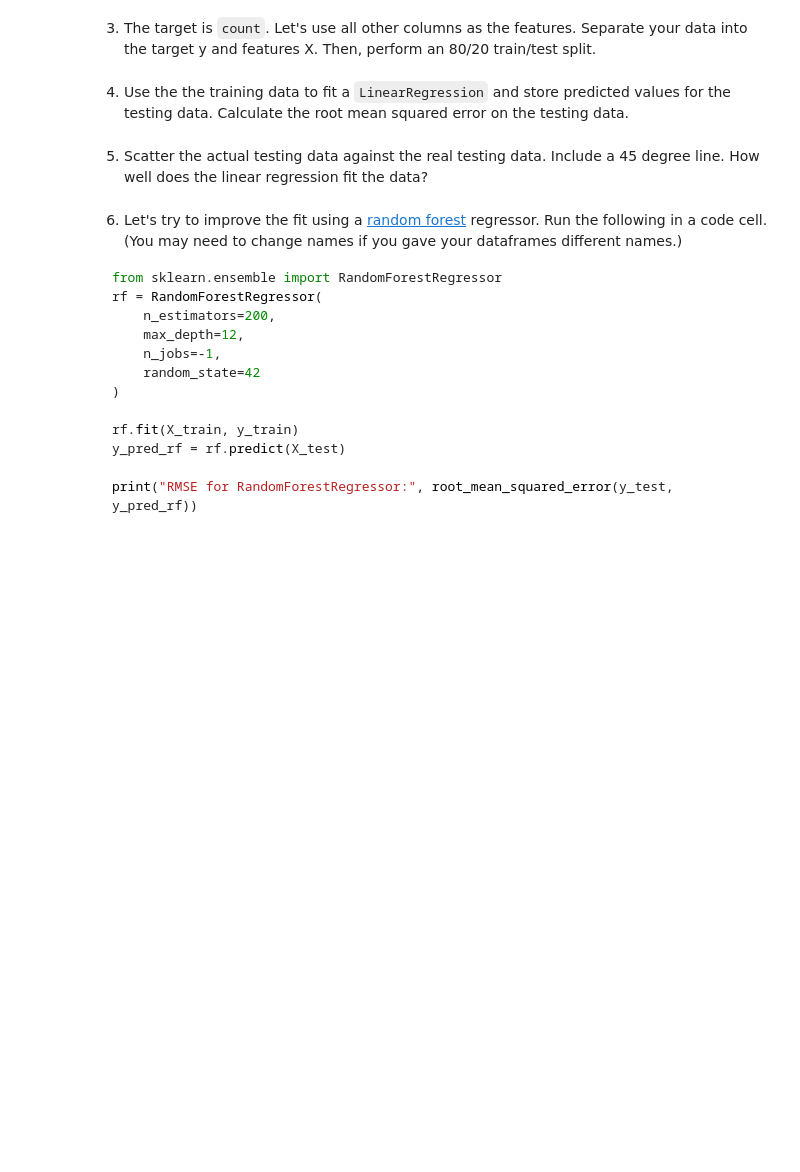
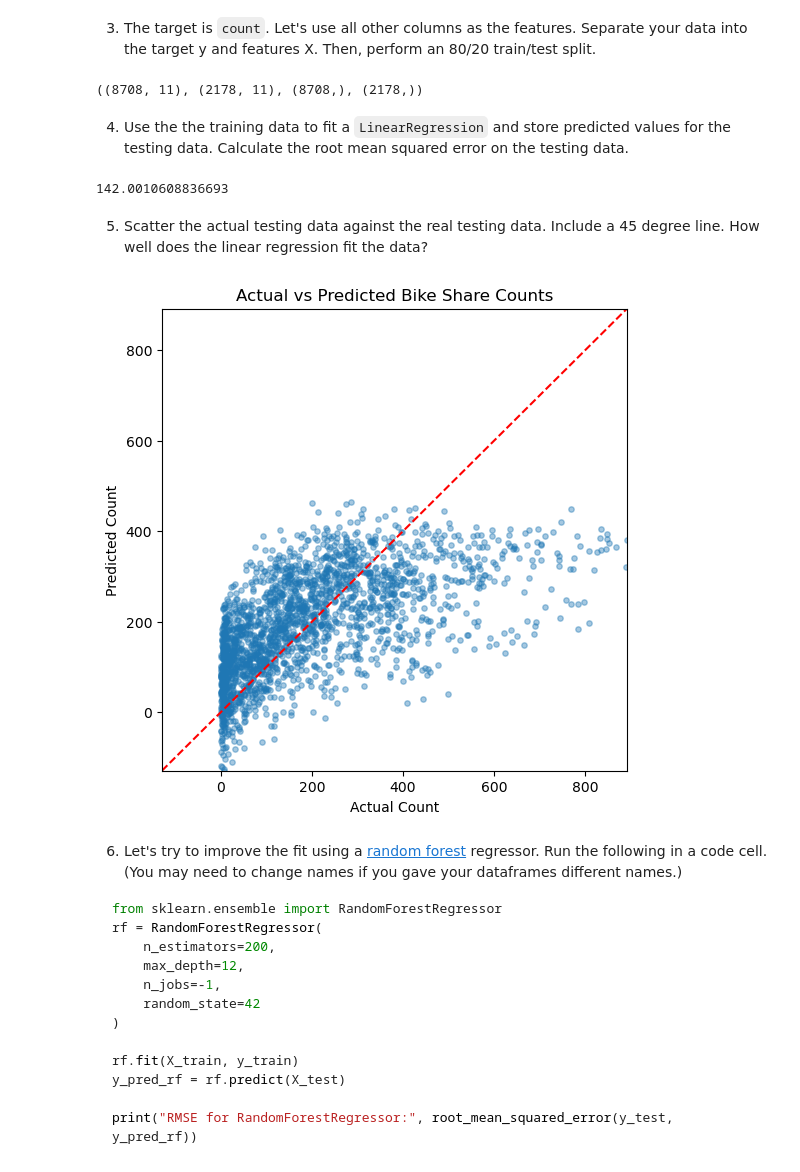
Before and after one commit to messymoose/ECON570, a Jupyter notebook: projects/cp5_f25.ipynb, the cells around one changed output. Cells and saved outputs as stored; diff of their text form; code cells hidden in the pictures; blank space fills up the shorter version.

```diff
--- a/projects/cp5_f25.ipynb
+++ b/projects/cp5_f25.ipynb
@@ -11,5 +32,14 @@ Replace 'Last, First' above with your actual name. Enter it as your last name, f
 ## Exercise 1: Regression Problem
 # %% [markdown]
 1. Read in the file 'bikeshare.csv' and parse dates on the `datetime` column.
+# %%
+df = pd.read_csv('data/bikeshare.csv', parse_dates=['datetime'])
 # %% [markdown]
 2. From the `datetime` column, create columns for hour of day, month, and an indicator for year 2012. Then, drop the datetime column.
+# %%
+df['hour'] = df['datetime'].dt.hour
+df['month'] = df['datetime'].dt.month
+df['is_2012'] = (df['datetime'].dt.year == 2012).astype(int)
+
+df = df.drop(columns=['datetime'])
+df.head()
@@ -16,9 +53,47 @@ Replace 'Last, First' above with your actual name. Enter it as your last name, f
 # %% [markdown]
 3. The target is `count`. Let's use all other columns as the features. Separate your data into the target y and features X. Then, perform an 80/20 train/test split.
+# %%
+y = df['count']
+X = df.drop(columns=['count'])
+
+X_train, X_test, y_train, y_test = train_test_split(
+    X, y, test_size=0.2, random_state=570
+)
+
+X_train.shape, X_test.shape, y_train.shape, y_test.shape
+# %% [output]
+((8708, 11), (2178, 11), (8708,), (2178,))
 # %% [markdown]
 4. Use the the training data to fit a `LinearRegression` and store predicted values for the testing data. Calculate the root mean squared error on the testing data.
+# %%
+lr = LinearRegression()
+lr.fit(X_train, y_train)
+
+y_pred = lr.predict(X_test)
+
+rmse = np.sqrt(mean_squared_error(y_test, y_pred))
+rmse
+# %% [output]
+142.0010608836693
 # %% [markdown]
 5. Scatter the actual testing data against the real testing data. Include a 45 degree line. How well does the linear regression fit the data?
+# %%
+plt.figure(figsize=(6, 6))
+
+plt.scatter(y_test, y_pred, alpha=0.4, s=15)
+
+lims = [min(y_test.min(), y_pred.min()), max(y_test.max(), y_pred.max())]
+plt.plot(lims, lims, 'r--')
+
+plt.xlabel("Actual Count")
+plt.ylabel("Predicted Count")
+plt.title("Actual vs Predicted Bike Share Counts")
+plt.xlim(lims)
+plt.ylim(lims)
+
+plt.show()
+# %% [output]
+[figure, added]
 # %% [markdown]
 6. Let's try to improve the fit using a [random forest](https://en.wikipedia.org/wiki/Random_forest) regressor. Run the following in a code cell. (You may need to change names if you gave your dataframes different names.)
 
```
Also changed, not shown: parts of 20 cells of this notebook, 3 other files.
